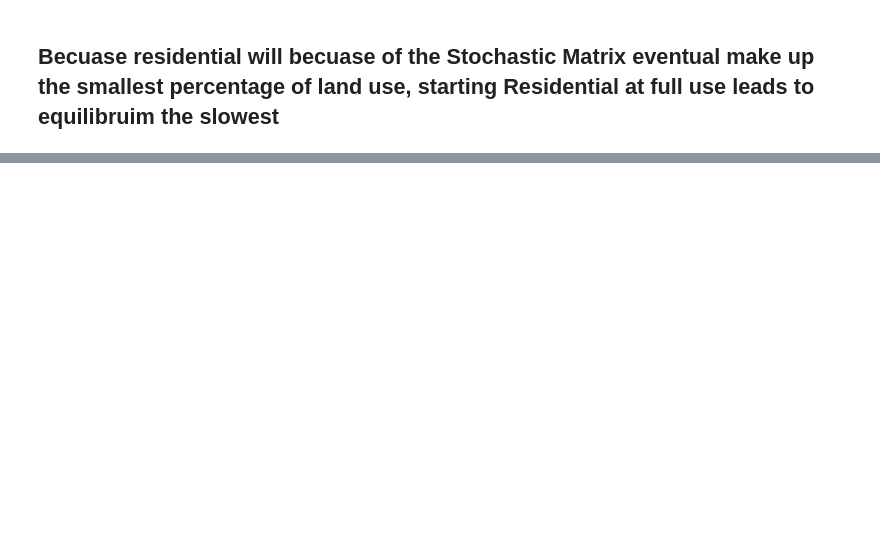
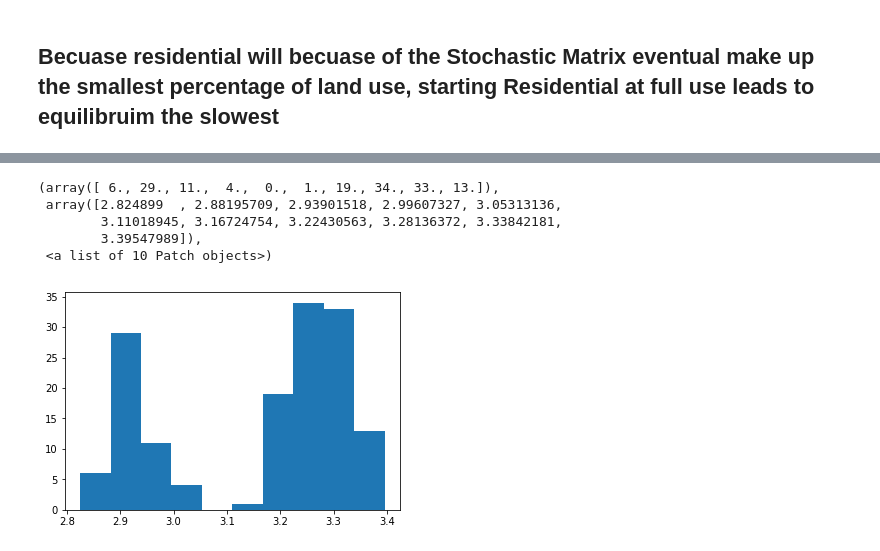
Before and after one commit to NathanLaird/LinAlgProject, a Jupyter notebook: Linear_Algebra_Assignment.ipynb, the cells around one changed output, grey strips where cells are left out. Cells and saved outputs as stored; diff of their text form; code cells hidden in the pictures; blank space fills up the shorter version.

```diff
--- a/Linear_Algebra_Assignment.ipynb
+++ b/Linear_Algebra_Assignment.ipynb
@@ -82,0 +116,3 @@ plt.plot(R)
+# %%
+def cosine_sim(X,Y):
+    return (np.sum((np.inner(X,Y)))/(np.linalg.norm(X)*np.linalg.norm(Y)))
@@ -82,0 +147,11 @@ plt.plot(R)
+# %%
+cosine_sims = compute_dist(iris_data, cosine_sim)
+# %%
+plt.hist(cosine_sims)
+# %% [output]
+(array([ 6., 29., 11.,  4.,  0.,  1., 19., 34., 33., 13.]),
+ array([2.824899  , 2.88195709, 2.93901518, 2.99607327, 3.05313136,
+        3.11018945, 3.16724754, 3.22430563, 3.28136372, 3.33842181,
+        3.39547989]),
+ <a list of 10 Patch objects>)
+[figure, added]
```
Also changed, not shown: parts of 15 cells of this notebook.
